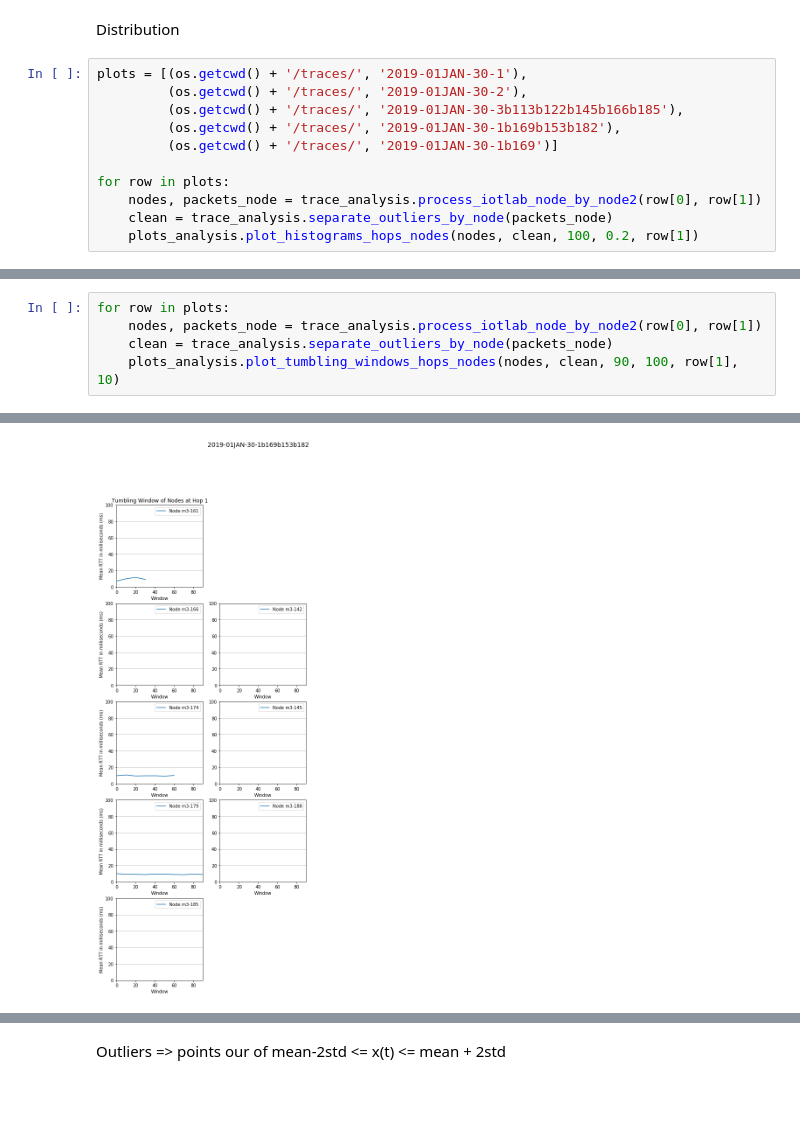
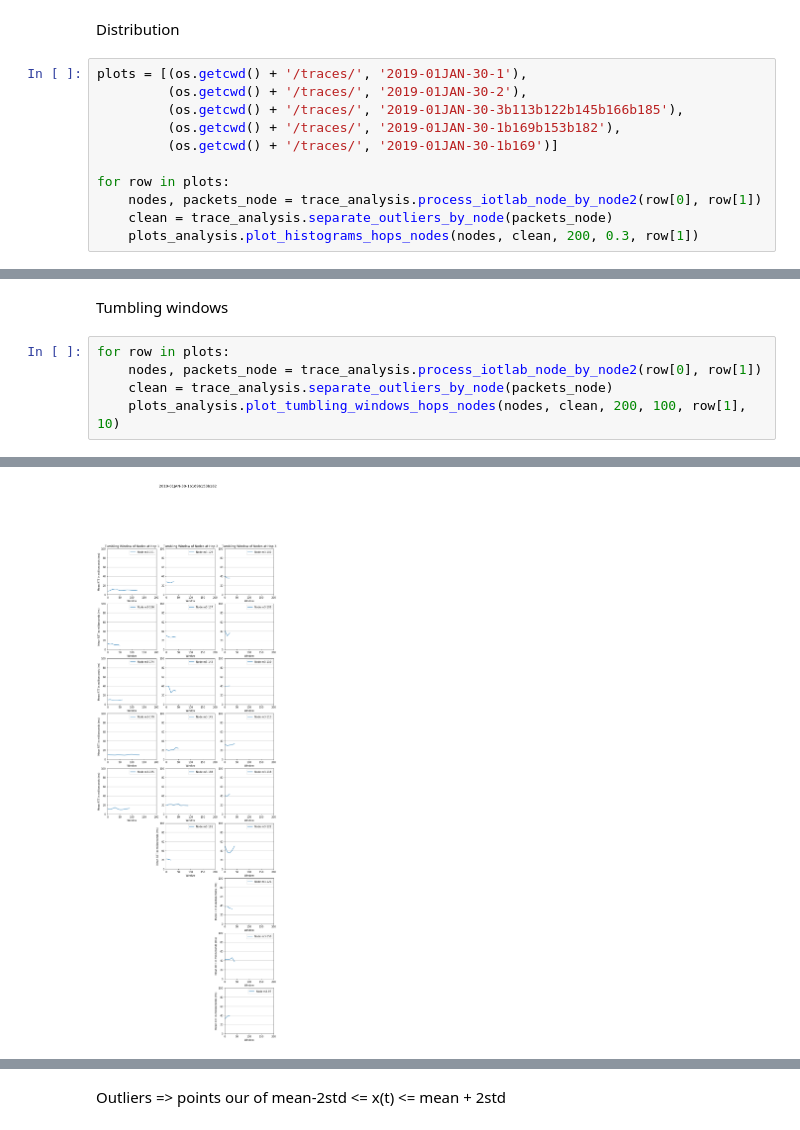
Before and after one commit to ichatz/iot-netprofiler, a Jupyter notebook: iot-lab-25nodes/ExploratoryAnalysis.ipynb, the cells around one changed output, grey strips where cells are left out. Cells and saved outputs as stored; diff of their text form; blank space fills up the shorter version.

```diff
--- a/iot-lab-25nodes/ExploratoryAnalysis.ipynb
+++ b/iot-lab-25nodes/ExploratoryAnalysis.ipynb
@@ -18,5 +18,5 @@ plots = [(os.getcwd() + '/traces/', '2019-01JAN-30-1'),
 for row in plots:
     nodes, packets_node = trace_analysis.process_iotlab_node_by_node2(row[0], row[1])
     clean = trace_analysis.separate_outliers_by_node(packets_node)
-    plots_analysis.plot_histograms_hops_nodes(nodes, clean, 100, 0.2, row[1])
+    plots_analysis.plot_histograms_hops_nodes(nodes, clean, 200, 0.3, row[1])
 # %% [output]
@@ -28,6 +28,8 @@ for row in plots:
+# %% [markdown]
+Tumbling windows
 # %%
 for row in plots:
     nodes, packets_node = trace_analysis.process_iotlab_node_by_node2(row[0], row[1])
     clean = trace_analysis.separate_outliers_by_node(packets_node)
-    plots_analysis.plot_tumbling_windows_hops_nodes(nodes, clean, 90, 100, row[1], 10)
+    plots_analysis.plot_tumbling_windows_hops_nodes(nodes, clean, 200, 100, row[1], 10)
 # %% [output]
@@ -37 +39 @@ for row in plots:
-[figure, old version]
+[figure, new version]
```
Also changed, not shown: parts of 4 cells of this notebook, 50 other files.
